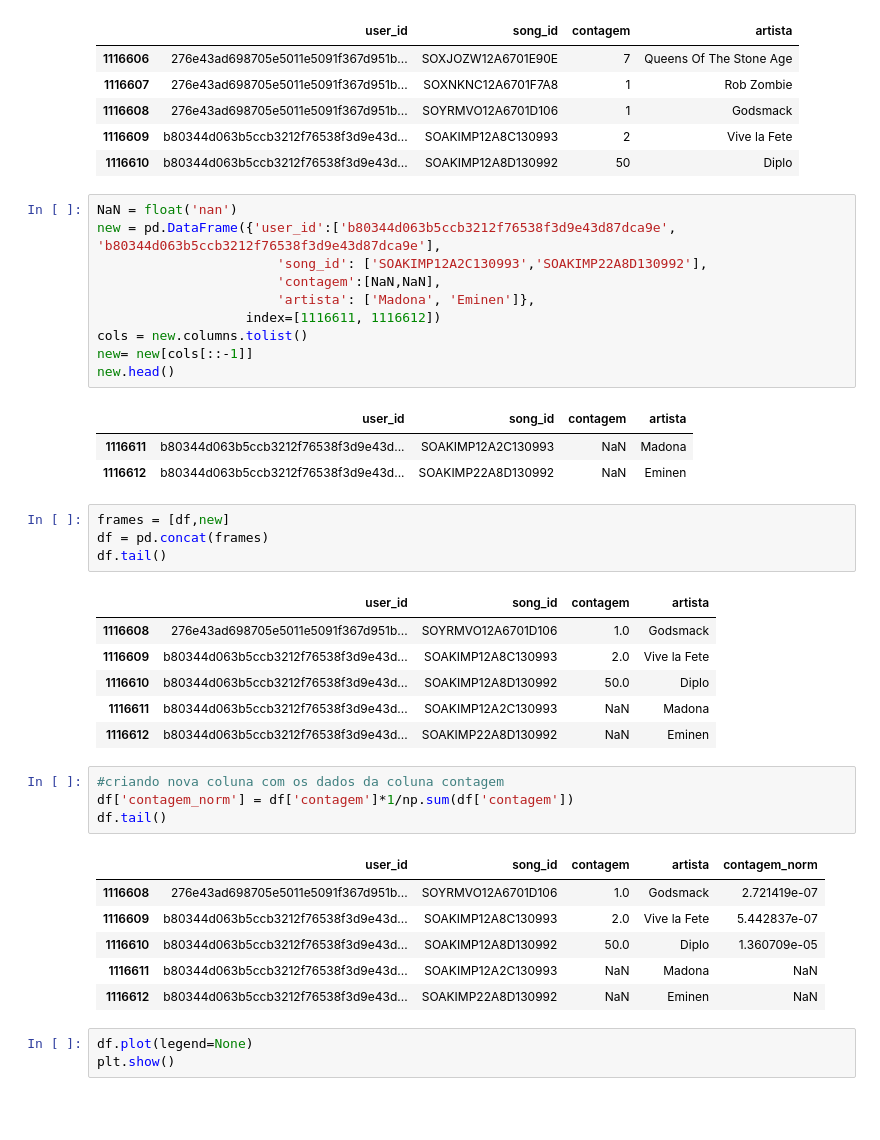
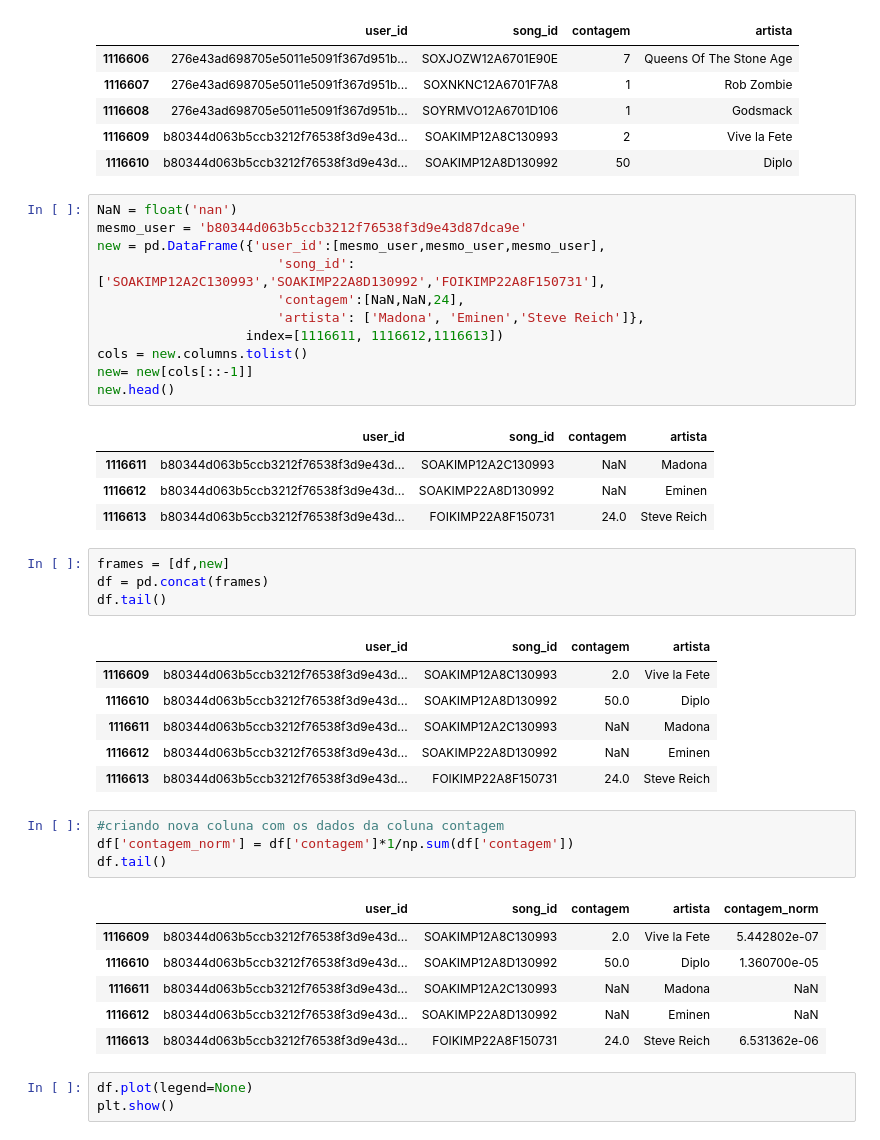
Before and after one commit to Libardo1/Recommendation-drafts, a Jupyter notebook: pandas_basic3.ipynb, the cells around one changed output. Saved outputs shown, nothing was run; the diff lists cells and outputs as text; blank space fills up the shorter version.

```diff
--- a/pandas_basic3.ipynb
+++ b/pandas_basic3.ipynb
@@ -19,40 +19,42 @@ df.tail()
 | 1116610 | b80344d063b5ccb3212f76538f3d9e43d... | SOAKIMP12A8D130992 | 50 | Diplo |
 # %%
 NaN = float('nan')
-new = pd.DataFrame({'user_id':['b80344d063b5ccb3212f76538f3d9e43d87dca9e', 'b80344d063b5ccb3212f76538f3d9e43d87dca9e'],
-                       'song_id': ['SOAKIMP12A2C130993','SOAKIMP22A8D130992'],
-                       'contagem':[NaN,NaN],
-                       'artista': ['Madona', 'Eminen']},
-                   index=[1116611, 1116612])
+mesmo_user = 'b80344d063b5ccb3212f76538f3d9e43d87dca9e'
+new = pd.DataFrame({'user_id':[mesmo_user,mesmo_user,mesmo_user],
+                       'song_id': ['SOAKIMP12A2C130993','SOAKIMP22A8D130992','FOIKIMP22A8F150731'],
+                       'contagem':[NaN,NaN,24],
+                       'artista': ['Madona', 'Eminen','Steve Reich']},
+                   index=[1116611, 1116612,1116613])
 cols = new.columns.tolist()
 new= new[cols[::-1]]
 new.head()
 # %% [output]
 |  | user_id | song_id | contagem | artista |
 | 1116611 | b80344d063b5ccb3212f76538f3d9e43d... | SOAKIMP12A2C130993 | NaN | Madona |
 | 1116612 | b80344d063b5ccb3212f76538f3d9e43d... | SOAKIMP22A8D130992 | NaN | Eminen |
+| 1116613 | b80344d063b5ccb3212f76538f3d9e43d... | FOIKIMP22A8F150731 | 24.0 | Steve Reich |
 # %%
 frames = [df,new]
 df = pd.concat(frames)
 df.tail()
 # %% [output]
 |  | user_id | song_id | contagem | artista |
-| 1116608 | 276e43ad698705e5011e5091f367d951b... | SOYRMVO12A6701D106 | 1.0 | Godsmack |
 | 1116609 | b80344d063b5ccb3212f76538f3d9e43d... | SOAKIMP12A8C130993 | 2.0 | Vive la Fete |
 | 1116610 | b80344d063b5ccb3212f76538f3d9e43d... | SOAKIMP12A8D130992 | 50.0 | Diplo |
 | 1116611 | b80344d063b5ccb3212f76538f3d9e43d... | SOAKIMP12A2C130993 | NaN | Madona |
 | 1116612 | b80344d063b5ccb3212f76538f3d9e43d... | SOAKIMP22A8D130992 | NaN | Eminen |
+| 1116613 | b80344d063b5ccb3212f76538f3d9e43d... | FOIKIMP22A8F150731 | 24.0 | Steve Reich |
 # %%
 #criando nova coluna com os dados da coluna contagem
 df['contagem_norm'] = df['contagem']*1/np.sum(df['contagem'])
 df.tail()
 # %% [output]
 |  | user_id | song_id | contagem | artista | contagem_norm |
-| 1116608 | 276e43ad698705e5011e5091f367d951b... | SOYRMVO12A6701D106 | 1.0 | Godsmack | 2.721419e-07 |
-| 1116609 | b80344d063b5ccb3212f76538f3d9e43d... | SOAKIMP12A8C130993 | 2.0 | Vive la Fete | 5.442837e-07 |
-| 1116610 | b80344d063b5ccb3212f76538f3d9e43d... | SOAKIMP12A8D130992 | 50.0 | Diplo | 1.360709e-05 |
+| 1116609 | b80344d063b5ccb3212f76538f3d9e43d... | SOAKIMP12A8C130993 | 2.0 | Vive la Fete | 5.442802e-07 |
+| 1116610 | b80344d063b5ccb3212f76538f3d9e43d... | SOAKIMP12A8D130992 | 50.0 | Diplo | 1.360700e-05 |
 | 1116611 | b80344d063b5ccb3212f76538f3d9e43d... | SOAKIMP12A2C130993 | NaN | Madona | NaN |
 | 1116612 | b80344d063b5ccb3212f76538f3d9e43d... | SOAKIMP22A8D130992 | NaN | Eminen | NaN |
+| 1116613 | b80344d063b5ccb3212f76538f3d9e43d... | FOIKIMP22A8F150731 | 24.0 | Steve Reich | 6.531362e-06 |
 # %%
 df.plot(legend=None)
 plt.show()
```
Also changed, not shown: parts of 9 cells of this notebook, 1 other file.
